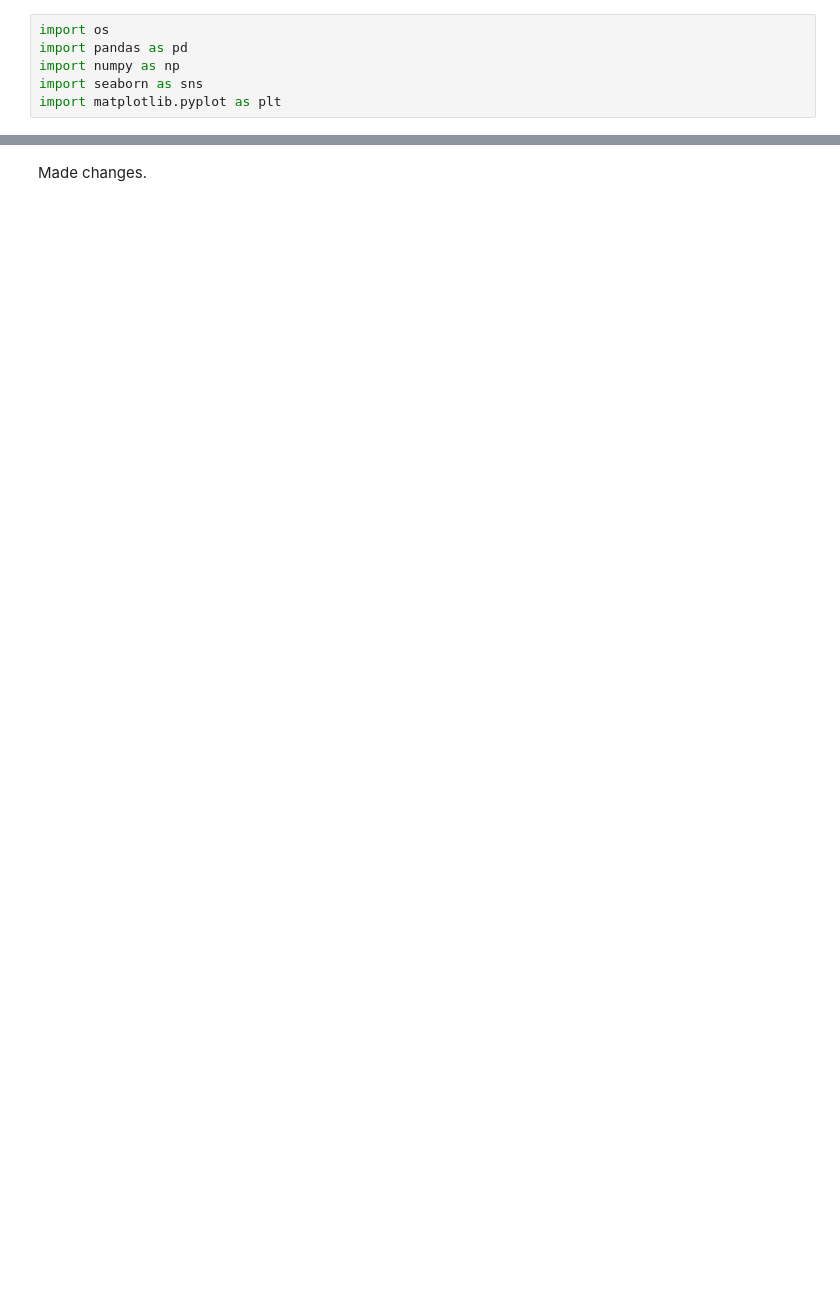
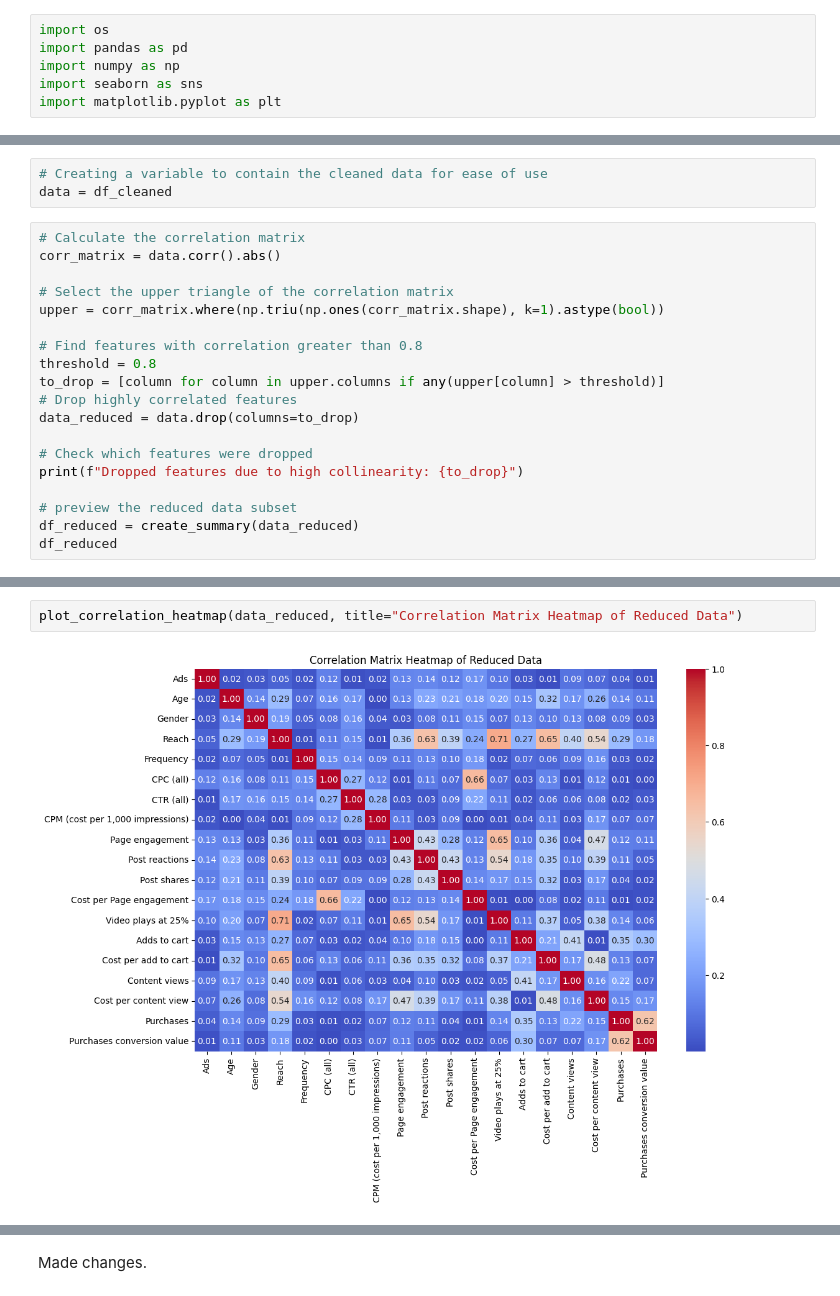
Before and after one commit to Zeth-Abney/Advertising-EDA, a Jupyter notebook: notebooks/luma-nutrition-eda.ipynb, the cells around one changed output, grey strips where cells are left out. Cells and saved outputs as stored; diff of their text form; blank space fills up the shorter version.

```diff
--- a/notebooks/luma-nutrition-eda.ipynb
+++ b/notebooks/luma-nutrition-eda.ipynb
@@ -102,0 +427,22 @@ plt.show()
+# %%
+# Creating a variable to contain the cleaned data for ease of use
+data = df_cleaned
+# %%
+# Calculate the correlation matrix
+corr_matrix = data.corr().abs()
+
+# Select the upper triangle of the correlation matrix
+upper = corr_matrix.where(np.triu(np.ones(corr_matrix.shape), k=1).astype(bool))
+
+# Find features with correlation greater than 0.8
+threshold = 0.8
+to_drop = [column for column in upper.columns if any(upper[column] > threshold)]
+# Drop highly correlated features
+data_reduced = data.drop(columns=to_drop)
+
+# Check which features were dropped
+print(f"Dropped features due to high collinearity: {to_drop}")
+
+# preview the reduced data subset
+df_reduced = create_summary(data_reduced)
+df_reduced
@@ -102,0 +468,4 @@ plt.show()
+# %%
+plot_correlation_heatmap(data_reduced, title="Correlation Matrix Heatmap of Reduced Data")
+# %% [output]
+[figure, added]
```
Also changed, not shown: parts of 38 cells of this notebook.
